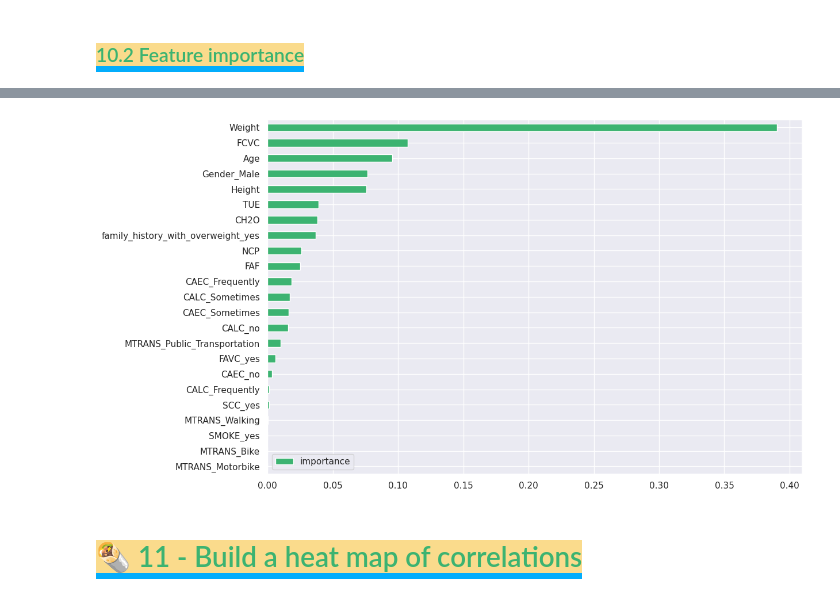
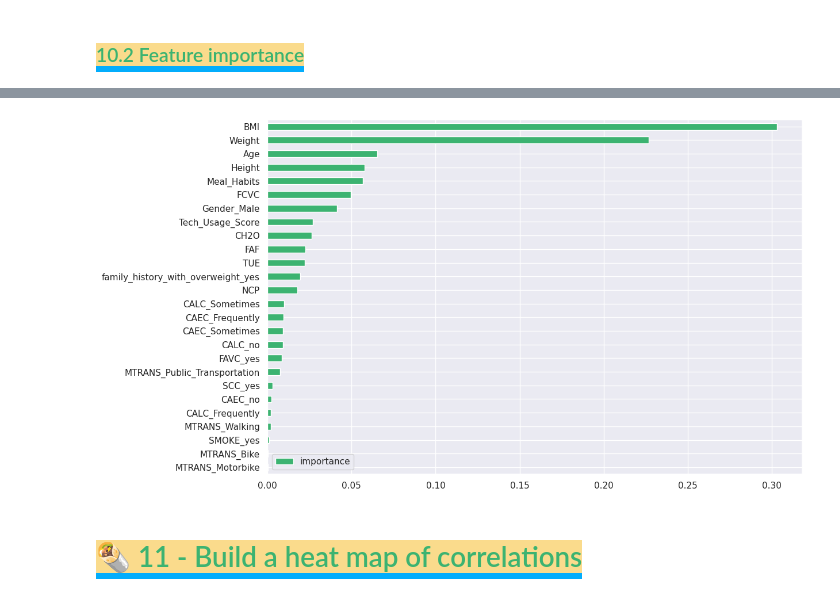
Before and after one commit to Ultraluxe25/Kapturov-s_Kaggle_Notebooks, a Jupyter notebook: 🏋️‍♀️🚶‍♂️🍔🥞🍕 Kapturov's solution of PS S4E2.ipynb, the cells around one changed output, grey strips where cells are left out. Saved outputs shown, nothing was run; the diff lists cells and outputs as text; code cells hidden in the pictures.

```diff
--- a/🏋️‍♀️🚶‍♂️🍔🥞🍕 Kapturov's solution of PS S4E2.ipynb
+++ b/🏋️‍♀️🚶‍♂️🍔🥞🍕 Kapturov's solution of PS S4E2.ipynb
@@ -287,0 +306,9 @@ dtype: int64
+# %%
+train['BMI'] = train['Weight'] / (train['Height'] ** 2)
+test['BMI'] = test['Weight'] / (test['Height'] ** 2)
+
+train['Meal_Habits'] = train['FCVC'] * train['NCP']
+test['Meal_Habits'] = test['FCVC'] * test['NCP']
+
+train['Tech_Usage_Score'] = train['TUE'] / train['Age']
+test['Tech_Usage_Score'] = test['TUE'] / test['Age']
@@ -490,15 +574,16 @@ plt.show();
 # %%
 %%time
-best_forest = RandomForestClassifier(
-    n_estimators=450,
+best_rf = RandomForestClassifier(
+    n_estimators=518,
+    criterion='gini',
+    min_samples_leaf=1,
+    max_depth=73,
     min_samples_split=2,
-    min_samples_leaf=21,
-    max_depth=14,
-    random_state=27
+    random_state=27,
 )
 
-best_forest.fit(X, y)
-importance = best_forest.feature_importances_
+best_rf.fit(X, y)
+importance = best_rf.feature_importances_
 feature_importance = pd.DataFrame(data=importance, index=X.columns, columns=['importance']) \
     .sort_values(ascending=True, by='importance')
 feature_importance.plot(kind='barh', figsize=(12, 8), color='#3cb371');
@@ -508,4 +593,4 @@ Wall time: 9.61 s
-[figure, old version]
+[figure, new version]
 # %% [markdown]
 <a id='11'></a>
 # <span style="color: #3cb371; border-bottom: 6px solid #03adfc; background-color: #fadb8c;">🌯 11 - Build a heat map of correlations</span>
```
Also changed, not shown: parts of 30 cells of this notebook.
